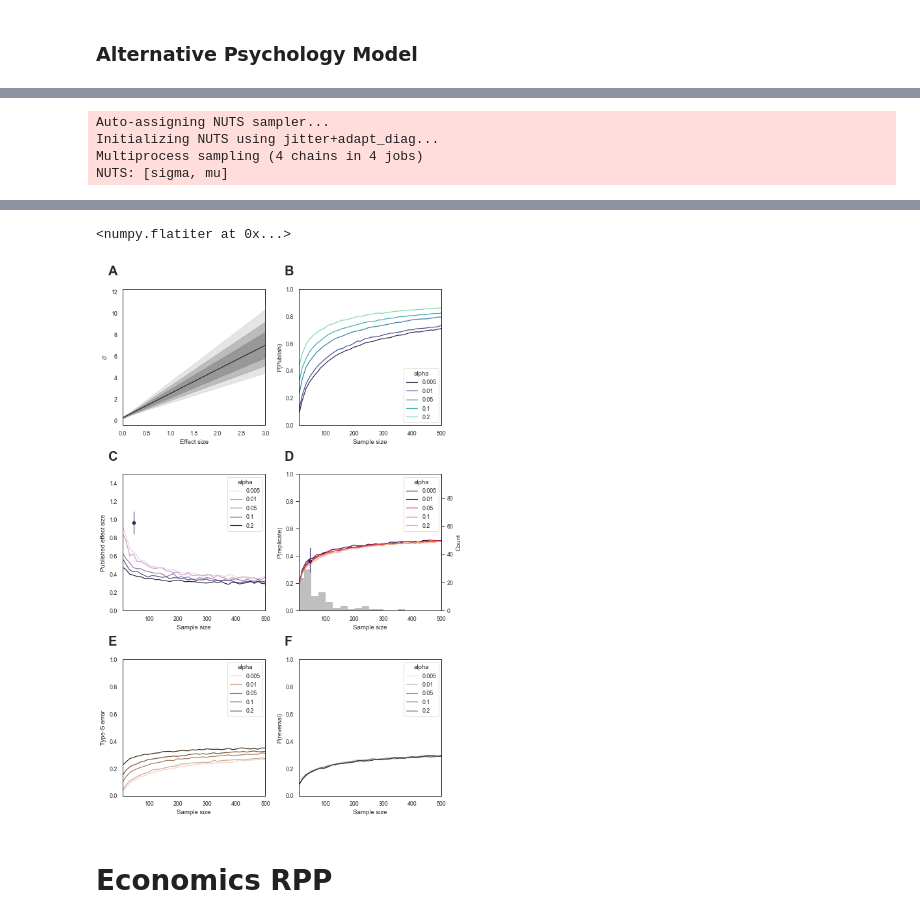
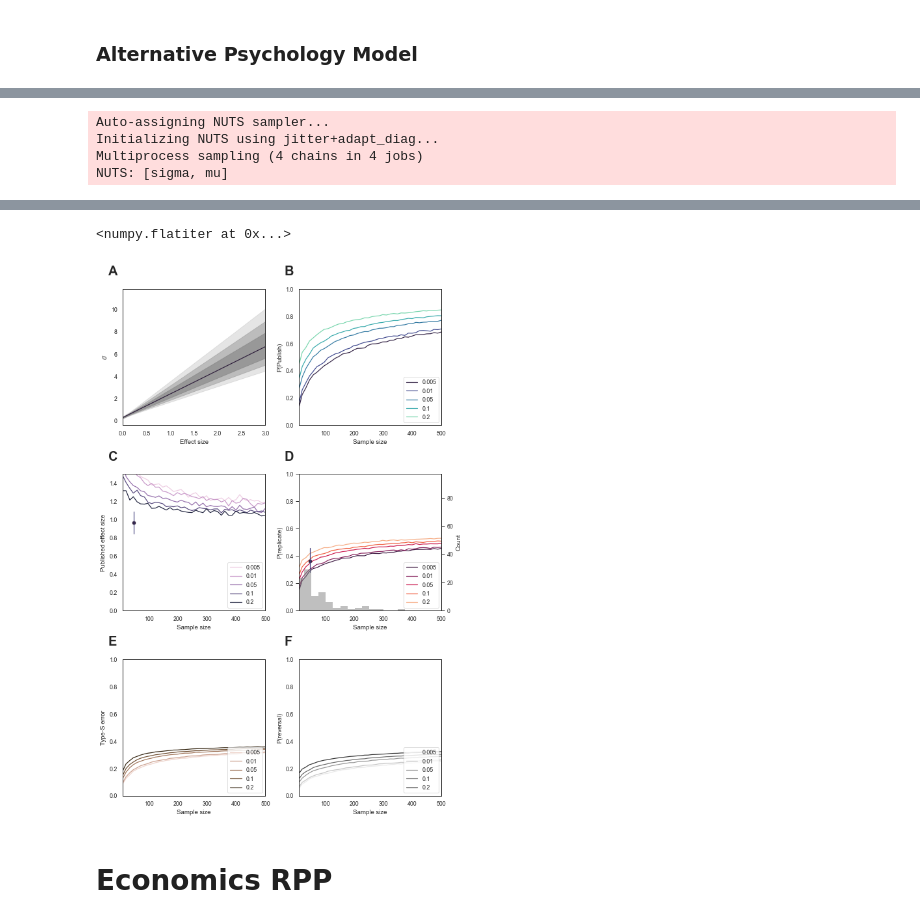
Before and after one commit to josephbb/ReplicationSurveys, a Jupyter notebook: StatisticalModel.ipynb, the cells around one changed output, grey strips where cells are left out. Saved outputs shown, nothing was run; the diff lists cells and outputs as text; code cells hidden in the pictures.

```diff
--- a/StatisticalModel.ipynb
+++ b/StatisticalModel.ipynb
@@ -295,2 +234,3 @@ from src.simulations import *
 # %%
-out_psych_alt = simulate_alt(idata_psych_alt,save_loc='./output/psych_sims.csv',j=20000)
+out_psych_alt = simulate_alt(idata_psych_alt,save_loc='./output/psych_sims.csv',j=2000
+                            )
@@ -297,6 +247,10 @@ out_psych_alt = simulate_alt(idata_psych_alt,save_loc='./output/psych_sims.csv',
 # %%
-plot_sim_figure_alt(idata_psych_alt, out_psych_alt.to_pandas(),
-                df_psych.to_pandas(),save_loc='./output/figures/Figure4_alt.png',max_effect=3)
+plot_sim_figure_alt(idata_psych_alt,
+                    out_psych_alt.to_pandas(),
+                    df_psych.to_pandas(),
+                    plot_medians=True,
+                    save_loc='./output/figures/Figure4_alt.png' ,
+                    max_effect=3)
 # %% [output]
 Auto-assigning NUTS sampler...
 Initializing NUTS using jitter+adapt_diag...
@@ -313,5 +267,5 @@ Sampling 4 chains for 1_000 tune and 1_000 draw iterations (4_000 + 4_000 draws
 <numpy.flatiter at 0x...>
-[figure, old version]
+[figure, new version]
 # %% [markdown]
 <h1>Economics RPP</h1>
 # %% [markdown]
```
Also changed, not shown: parts of 31 cells of this notebook, 1 other file.
